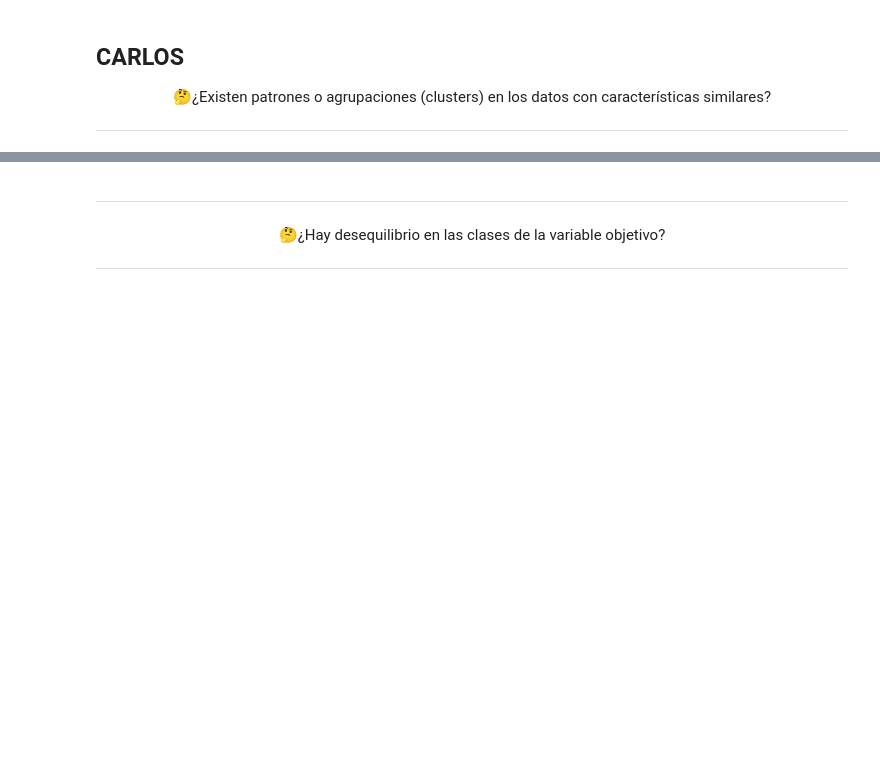
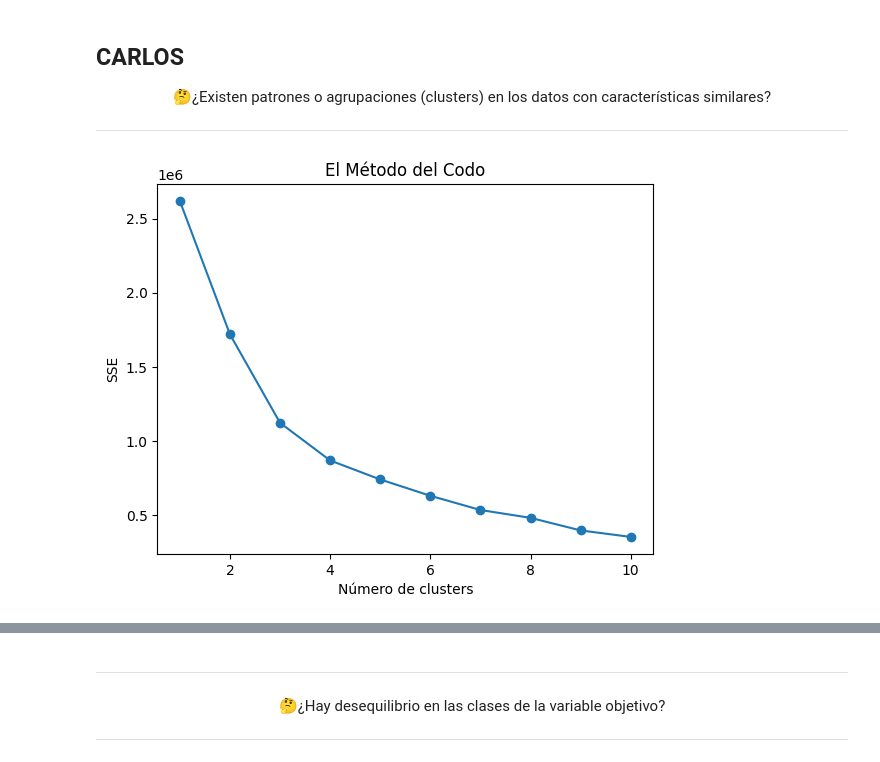
Before and after one commit to A01793509/Equipo_44, a Jupyter notebook: Avance1_44.ipynb, the cells around one changed output, grey strips where cells are left out. Saved outputs shown, nothing was run; the diff lists cells and outputs as text; code cells hidden in the pictures; blank space fills up the shorter version.

```diff
--- a/Avance1_44.ipynb
+++ b/Avance1_44.ipynb
@@ -529,3 +529,20 @@ plt.show()
 <center> 🤔¿Existen patrones o agrupaciones (clusters) en los datos con características similares?</center>
 
 ---
+# %%
+#Determinar el Número Óptimo de Clusters
+# Método del codo para determinar el k óptimo
+sse = []
+for k in range(1, 11):
+    kmeans = KMeans(n_clusters=k, random_state=42)
+    kmeans.fit(features_scaled)
+    sse.append(kmeans.inertia_)
+
+# Gráfico del método del codo
+plt.plot(range(1, 11), sse, marker='o')
+plt.title('El Método del Codo')
+plt.xlabel('Número de clusters')
+plt.ylabel('SSE')
+plt.show()
+# %% [output]
+[figure, added]
```
Also changed, not shown: parts of 4 cells of this notebook.
